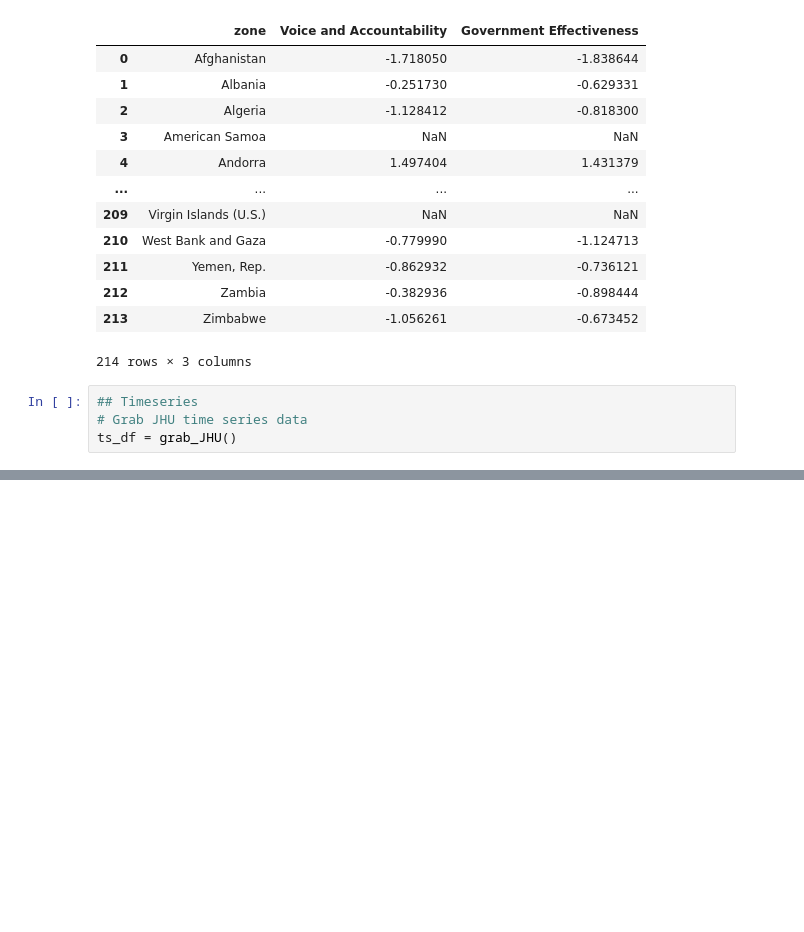
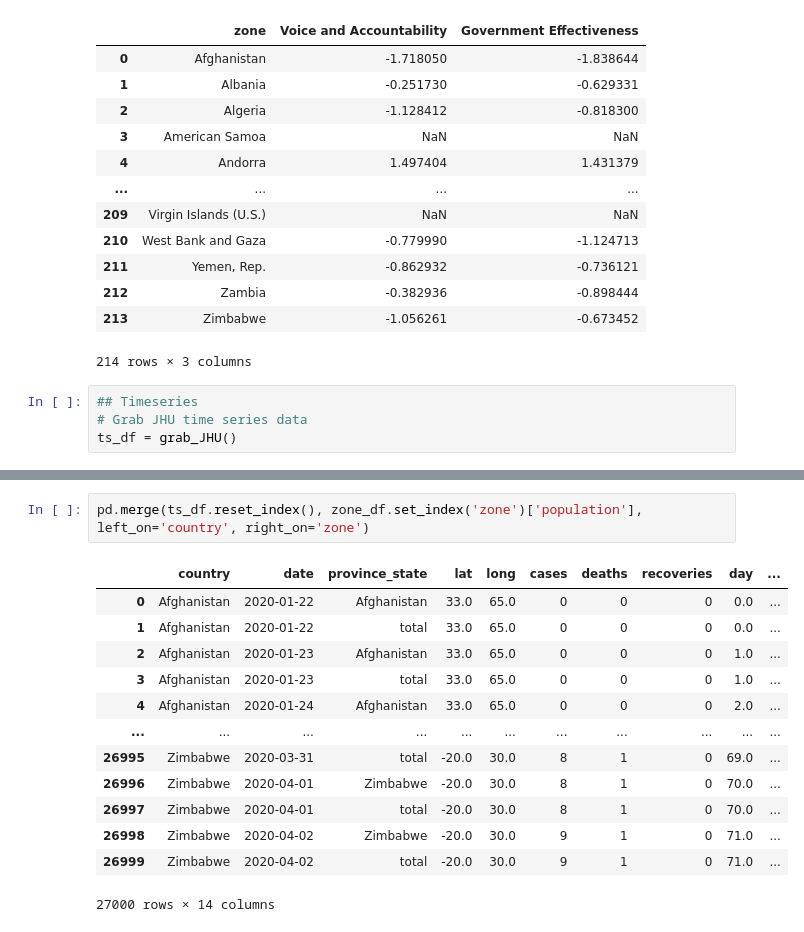
Before and after one commit to JeppeKlitgaard/COVID-19, a Jupyter notebook: COVID_data.ipynb, the cells around one changed output, grey strips where cells are left out. Saved outputs shown, nothing was run; the diff lists cells and outputs as text; blank space fills up the shorter version.

```diff
--- a/COVID_data.ipynb
+++ b/COVID_data.ipynb
@@ -210,0 +212,16 @@ KeyError: 'fit_b'
+# %%
+pd.merge(ts_df.reset_index(), zone_df.set_index('zone')['population'], left_on='country', right_on='zone')
+# %% [output]
+|  | country | date | province_state | lat | long | cases | deaths | recoveries | day | ... |
+| 0 | Afghanistan | 2020-01-22 | Afghanistan | 33.0 | 65.0 | 0 | 0 | 0 | 0.0 | ... |
+| 1 | Afghanistan | 2020-01-22 | total | 33.0 | 65.0 | 0 | 0 | 0 | 0.0 | ... |
+| 2 | Afghanistan | 2020-01-23 | Afghanistan | 33.0 | 65.0 | 0 | 0 | 0 | 1.0 | ... |
+| 3 | Afghanistan | 2020-01-23 | total | 33.0 | 65.0 | 0 | 0 | 0 | 1.0 | ... |
+| 4 | Afghanistan | 2020-01-24 | Afghanistan | 33.0 | 65.0 | 0 | 0 | 0 | 2.0 | ... |
+| ... | ... | ... | ... | ... | ... | ... | ... | ... | ... | ... |
+| 26995 | Zimbabwe | 2020-03-31 | total | -20.0 | 30.0 | 8 | 1 | 0 | 69.0 | ... |
+| 26996 | Zimbabwe | 2020-04-01 | Zimbabwe | -20.0 | 30.0 | 8 | 1 | 0 | 70.0 | ... |
+| 26997 | Zimbabwe | 2020-04-01 | total | -20.0 | 30.0 | 8 | 1 | 0 | 70.0 | ... |
+| 26998 | Zimbabwe | 2020-04-02 | Zimbabwe | -20.0 | 30.0 | 9 | 1 | 0 | 71.0 | ... |
+| 26999 | Zimbabwe | 2020-04-02 | total | -20.0 | 30.0 | 9 | 1 | 0 | 71.0 | ... |
+27000 rows × 14 columns
```
Also changed, not shown: parts of 14 cells of this notebook, 2 other files.
